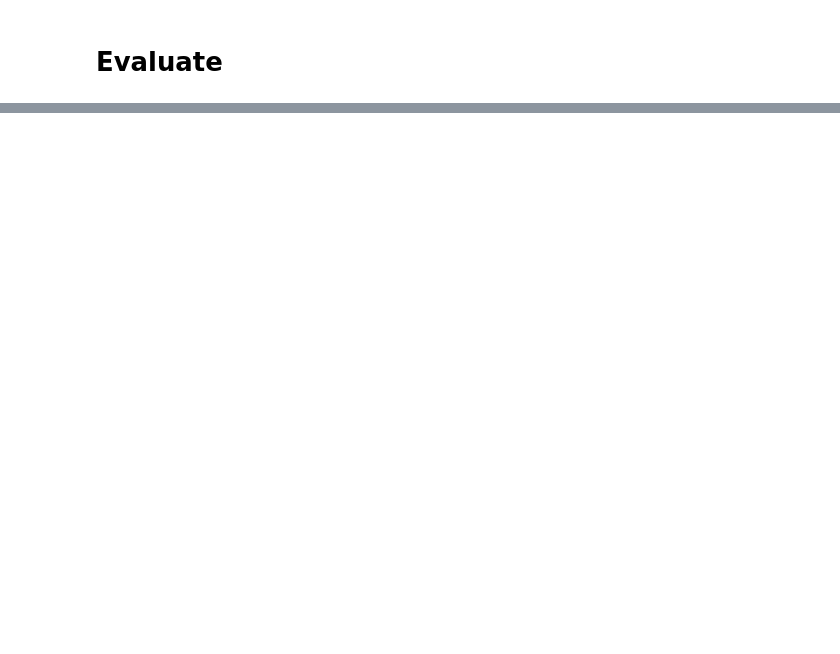
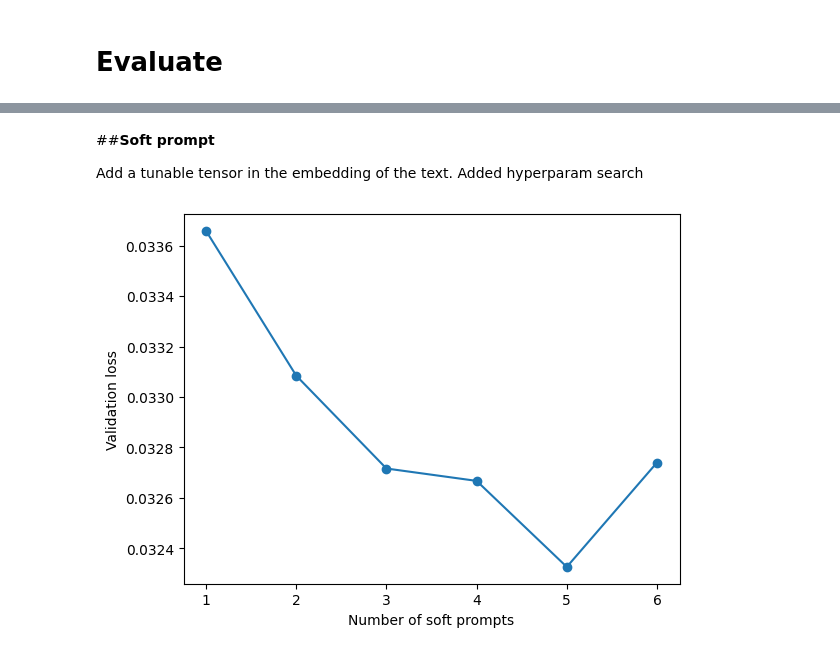
Before and after one commit to Samin765/DD2430_Project, a Jupyter notebook: CLIP_prompt.ipynb, the cells around one changed output, grey strips where cells are left out. Drawn from its saved outputs; the diff is of its cells as text; code cells hidden in the pictures; blank space fills up the shorter version.

Commit message:
[FEAT] hyperparam search on softprompts

```diff
--- a/CLIP_prompt.ipynb
+++ b/CLIP_prompt.ipynb
@@ -469,0 +233,14 @@ print(perf)
+# %%
+dataloaders = {'train':dataloader_train, 'val':dataloader_val, 'test':dataloader_test}
+clip = {'m':model, 'p':processor}
+
+texts = ['', 'An image of', 'The cloathing type is', 'An image showing cloathing of type']
+perf = []
+for added_text in texts:
+    ft = training.FinetuneCLIP(dataloaders, clip)
+    ft.tt['soft'], ft.tt['LoRA'] = 0, 0 #baseline
+    ft.train_p['add'] = added_text
+    _, _, acc = ft.eval(False)
+    perf.append(np.round(acc,2))
+print(perf)
+print(f"Best accuracy of hard-prompt tune is {max(perf):.2f} %")
@@ -469,0 +254,22 @@ print(perf)
+# %% [markdown]
+##**Soft prompt**
+
+Add a tunable tensor in the embedding of the text. Added hyperparam search
+# %%
+dataloaders = {'train':dataloader_train, 'val':dataloader_val, 'test':dataloader_test}
+clip = {'m':model, 'p':processor}
+hp ={'hyperp':[1,2,3,4,5,6] , 'best_losses':[], 'params':[]}
+for num_soft in hp['hyperp']:
+  ft = training.FinetuneCLIP(dataloaders, clip)
+  ft.initialize({'num_soft':num_soft, 'add':''})
+  ft.tt['soft'], ft.tt['LoRA'] = 1, 0 #soft
+  _, train_p = ft.train()
+  hp['params'].append(train_p['soft']) # TODO load best of these later to evaluate on test set, I did not, i ran it again for [5].
+  hp['best_losses'].append(ft.loss['val'][-ft.es['pat']])
+# %%
+plt.plot(hp['hyperp'], hp['best_losses'], marker='o', linestyle='-')
+plt.xlabel('Number of soft prompts')
+plt.ylabel('Validation loss')
+plt.show()
+# %% [output]
+[figure, added]
```
Also changed, not shown: parts of 39 cells of this notebook.
